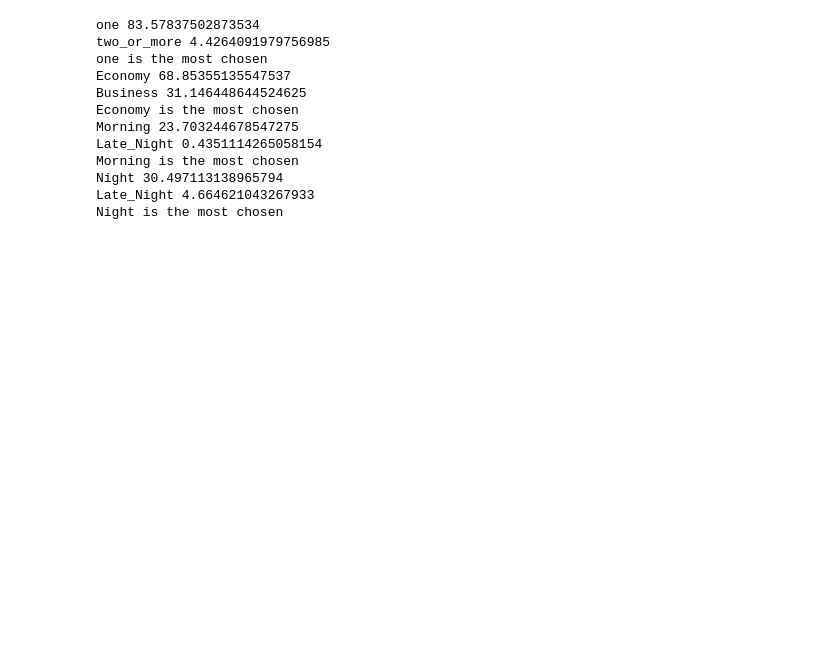
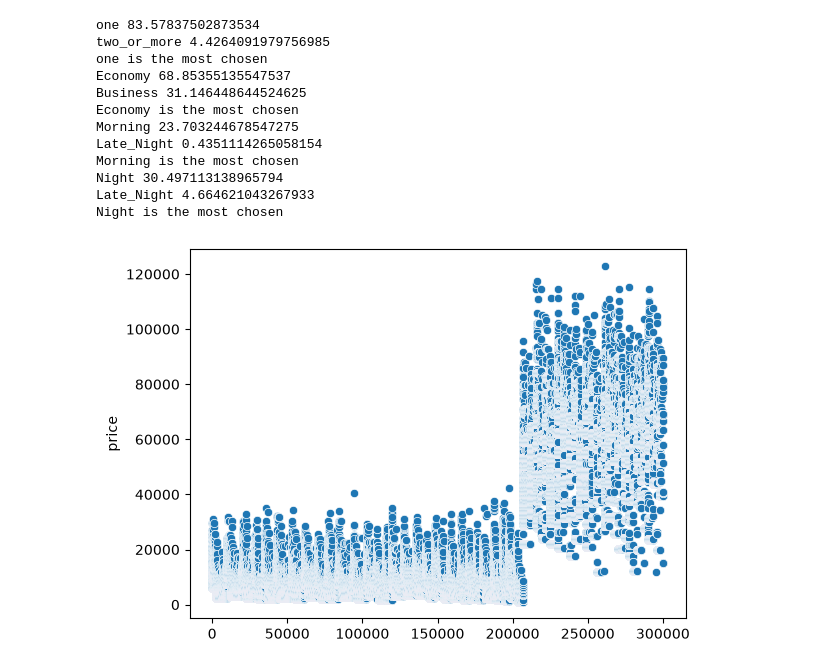
Before and after one commit to aymen-alarcon/Prediction-du-prix, a Jupyter notebook: notebooks/flight_price_prediction.ipynb, the cells around one changed output. Drawn from its saved outputs; the diff is of its cells as text; code cells hidden in the pictures; blank space fills up the shorter version.

```diff
--- a/notebooks/flight_price_prediction.ipynb
+++ b/notebooks/flight_price_prediction.ipynb
@@ -14,6 +14,11 @@ for single_data in data :
 for col in columns:
     data[col] = data[col].str.strip()
 
+
+data["price"] = data["price"].astype(float)
+data["days_left"] = data["days_left"].astype(float)
+data["duration"] = data["duration"].astype(float)
+
 data = data.replace("", pd.NA)
 
 print(data)
@@ -71,8 +76,10 @@ Night is the most chosen
 # %%
 
 import seaborn as sns
 import matplotlib.pyplot as plt
 
 
-sns.boxplot(x=data['price'])
+sns.scatterplot(data['price'])
 plt.show()
+# %% [output]
+[figure, added]
```
Also changed, not shown: parts of 2 cells of this notebook.
